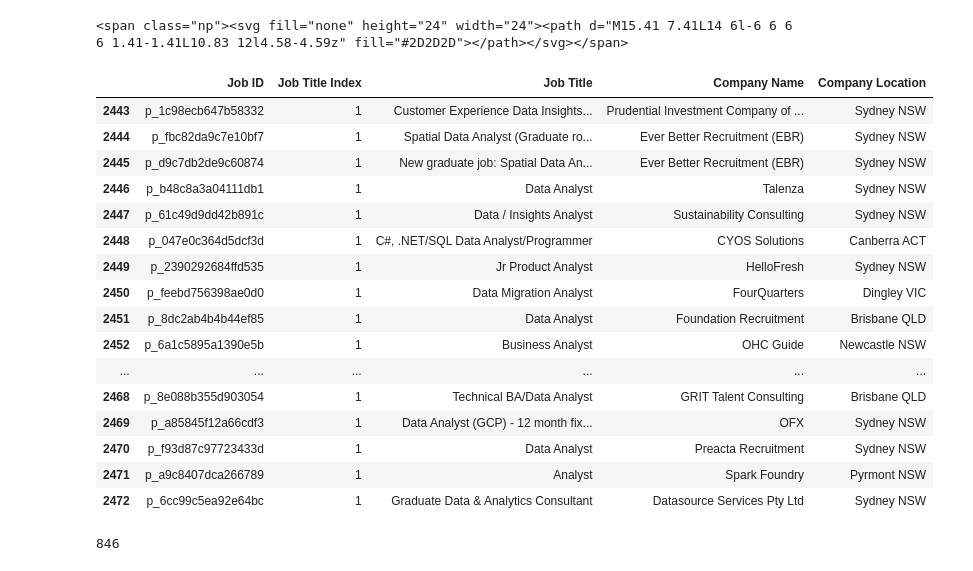
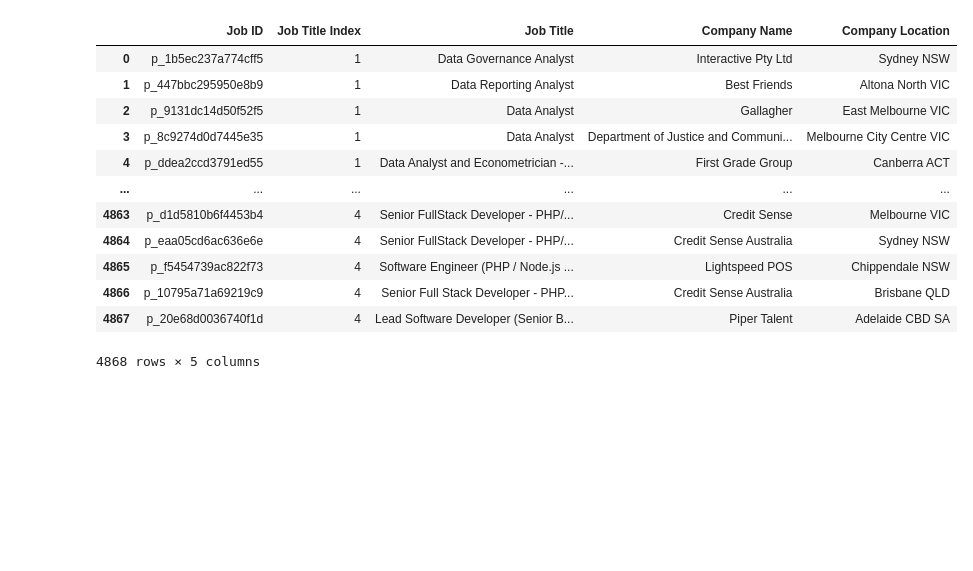
Before and after one commit to angmay/DataJobMarket, a Jupyter notebook: Extraction Subfiles/webscrape_random.ipynb, the cells around one changed output. Cells and saved outputs as stored; diff of their text form; code cells hidden in the pictures; blank space fills up the shorter version.

Commit message:
Updated random notebook and uploaded AU data

```diff
--- a/Extraction Subfiles/webscrape_random.ipynb
+++ b/Extraction Subfiles/webscrape_random.ipynb
@@ -68,5 +67,0 @@ Page 1 of 1,483 jobs
-# %%
-url = f"https://www.indeed.com/jobs?q=data+analyst&start=900"
-response = requests.get(url)
-soup = BeautifulSoup(response.text, 'lxml')
-results = soup.find('div', id='searchCountPages').text.strip()
@@ -77,6 +68,6 @@ Page 72 of 16,629 jobs
 # %%
 job_dict = [
-    #"Data+Analyst",
+    "Data+Analyst",
     "Data+Scientist",
     "Data+Engineer",
     "Machine+Learning"
@@ -84,11 +75,12 @@ job_dict = [
 
 for i, title in enumerate(job_dict):
 
+    print("Starting job search for: ", title)
     # Reset page to 0
     page = 0
-    next_page = True
+    counter = True
 
-    while next_page != None:
+    while counter == True:
         url = f"https://{country}.indeed.com/jobs?q={title}&start={page}"
         print("Current page: ", url)
 
@@ -103,18 +95,31 @@ for i, title in enumerate(job_dict):
                             #proxies=proxy_protocol,
                             headers=header
                         )
+
         # Create BeautifulSoup object; parse with 'html.parser'
         soup = BeautifulSoup(response.text, 'lxml')
 
         # Retrieve the parent divs for all articles
         results = soup.find_all('div', class_='result')
 
+        if page == 0:
+            job_count = soup.find('div', id='searchCountPages').text.strip()
+            job_count = job_count.replace(",", "")
+            job_count = int(job_count.split(" ")[3])
+            page_count = round(job_count / 15, 0)
+            page_range = int(page_count)
+            print("Page number: ", int(page_count))
+
+        elif page == page_range*10:
+            counter = False
+
+
         # loop over results to get article data
         for result in results:
             try:
                 # scrape the article header
                 job_title = result.find('a', class_='jobtitle').text.strip()
-                job_index = i+2
+                job_index = i + 1
                 company = result.find('span', class_='company').text.strip()
                 job_id = result.get('id')
                 location = result.find(class_='location').text
@@ -129,15 +134,16 @@ for i, title in enumerate(job_dict):
                 pass
 
         page += 10
-        next_page = soup.find('span', class_ ='np')
 
         # Every 10 pages, get random UA
         if page % 100 == 0:
+
             user_agent = ua.random
             header = {"user-agent": str(user_agent)}
             print(f"---------------\n\
                 A new user-agent was created:\n\
                 {user_agent}\n----------------")
 
+
 print("===================\nScraping completed")
 # %% [output]
@@ -162,8 +167,3 @@ KeyboardInterrupt:
-# %%
-next_page = soup.find('span', class_ ='np')
-next_page
-# %% [output]
-<span class="np"><svg fill="none" height="24" width="24"><path d="M15.41 7.41L14 6l-6 6 6 6 1.41-1.41L10.83 12l4.58-4.59z" fill="#2D2D2D"></path></svg></span>
 # %%
 #putting list into dataframe
 
@@ -174,29 +174,21 @@ AU_jobmarket = {"Job ID" : job_id_list,
                 "Company Location" : location_list}
 # %%
 AU_jobmarket_df = pd.DataFrame(AU_jobmarket)
-AU_jobmarket_df.tail(30)
+AU_jobmarket_df["Job Title Index"] = AU_jobmarket_df["Job Title Index"]-1
+AU_jobmarket_df
 # %% [output]
 |  | Job ID | Job Title Index | Job Title | Company Name | Company Location |
-| 2443 | p_1c98ecb647b58332 | 1 | Customer Experience Data Insights... | Prudential Investment Company of ... | Sydney NSW |
-| 2444 | p_fbc82da9c7e10bf7 | 1 | Spatial Data Analyst (Graduate ro... | Ever Better Recruitment (EBR) | Sydney NSW |
-| 2445 | p_d9c7db2de9c60874 | 1 | New graduate job: Spatial Data An... | Ever Better Recruitment (EBR) | Sydney NSW |
-| 2446 | p_b48c8a3a04111db1 | 1 | Data Analyst | Talenza | Sydney NSW |
-| 2447 | p_61c49d9dd42b891c | 1 | Data / Insights Analyst | Sustainability Consulting | Sydney NSW |
-| 2448 | p_047e0c364d5dcf3d | 1 | C#, .NET/SQL Data Analyst/Programmer | CYOS Solutions | Canberra ACT |
-| 2449 | p_2390292684ffd535 | 1 | Jr Product Analyst | HelloFresh | Sydney NSW |
-| 2450 | p_feebd756398ae0d0 | 1 | Data Migration Analyst | FourQuarters | Dingley VIC |
-| 2451 | p_8dc2ab4b4b44ef85 | 1 | Data Analyst | Foundation Recruitment | Brisbane QLD |
-| 2452 | p_6a1c5895a1390e5b | 1 | Business Analyst | OHC Guide | Newcastle NSW |
+| 0 | p_1b5ec237a774cff5 | 1 | Data Governance Analyst | Interactive Pty Ltd | Sydney NSW |
+| 1 | p_447bbc295950e8b9 | 1 | Data Reporting Analyst | Best Friends | Altona North VIC |
+| 2 | p_9131dc14d50f52f5 | 1 | Data Analyst | Gallagher | East Melbourne VIC |
+| 3 | p_8c9274d0d7445e35 | 1 | Data Analyst | Department of Justice and Communi... | Melbourne City Centre VIC |
+| 4 | p_ddea2ccd3791ed55 | 1 | Data Analyst and Econometrician -... | First Grade Group | Canberra ACT |
 | ... | ... | ... | ... | ... | ... |
-| 2468 | p_8e088b355d903054 | 1 | Technical BA/Data Analyst | GRIT Talent Consulting | Brisbane QLD |
-| 2469 | p_a85845f12a66cdf3 | 1 | Data Analyst (GCP) - 12 month fix... | OFX | Sydney NSW |
-| 2470 | p_f93d87c97723433d | 1 | Data Analyst | Preacta Recruitment | Sydney NSW |
-| 2471 | p_a9c8407dca266789 | 1 | Analyst | Spark Foundry | Pyrmont NSW |
-| 2472 | p_6cc99c5ea92e64bc | 1 | Graduate Data & Analytics Consultant | Datasource Services Pty Ltd | Sydney NSW |
+| 4863 | p_d1d5810b6f4453b4 | 4 | Senior FullStack Developer - PHP/... | Credit Sense | Melbourne VIC |
+| 4864 | p_eaa05cd6ac636e6e | 4 | Senior FullStack Developer - PHP/... | Credit Sense Australia | Sydney NSW |
+| 4865 | p_f5454739ac822f73 | 4 | Software Engineer (PHP / Node.js ... | Lightspeed POS | Chippendale NSW |
+| 4866 | p_10795a71a69219c9 | 4 | Senior Full Stack Developer - PHP... | Credit Sense Australia | Brisbane QLD |
+| 4867 | p_20e68d0036740f1d | 4 | Lead Software Developer (Senior B... | Piper Talent | Adelaide CBD SA |
+4868 rows × 5 columns
 # %%
 AU_jobmarket_df.to_csv("../Clean Data/AU-JobMarket.csv")
-# %%
-a = set(job_id_list)
-len(a)
-# %% [output]
-846
```
Also changed, not shown: parts of 4 cells of this notebook, 1 other file.
